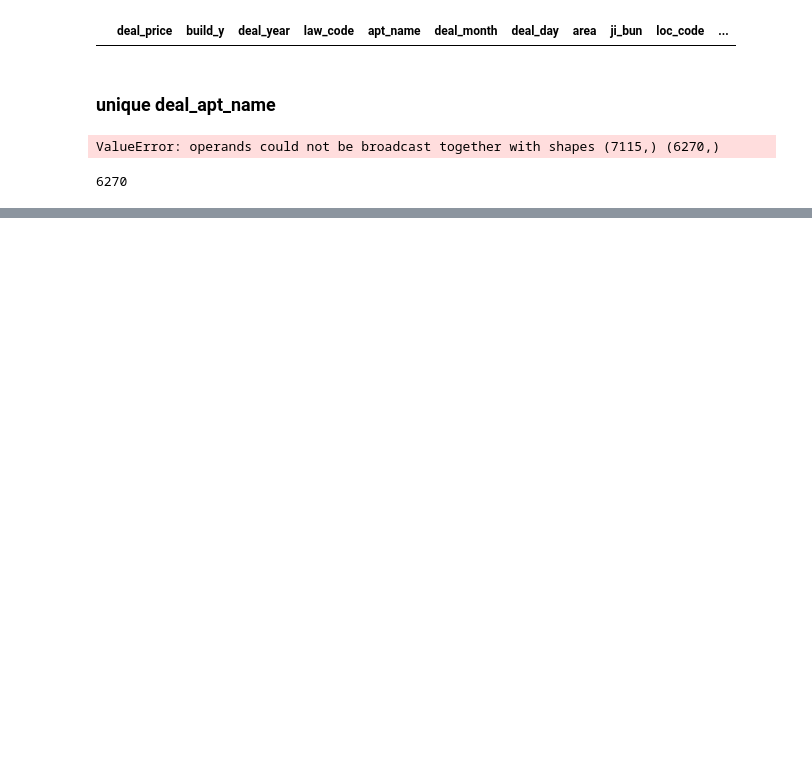
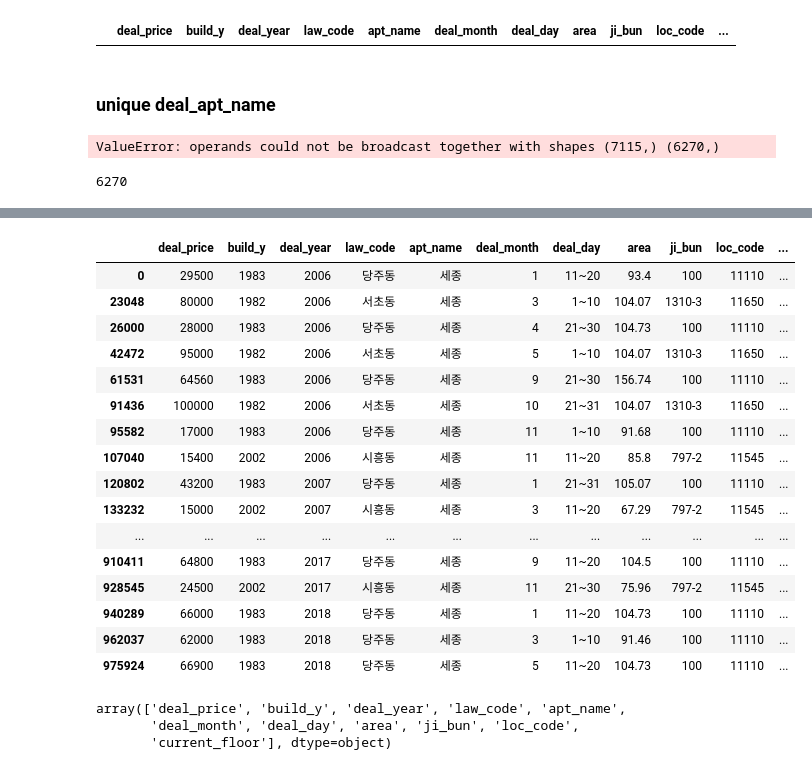
Before and after one commit to tax-k/KB_price_crawling, a Jupyter notebook: KB live on Pandas Whole.ipynb, the cells around one changed output, grey strips where cells are left out. Saved outputs shown, nothing was run; the diff lists cells and outputs as text; code cells hidden in the pictures; blank space fills up the shorter version.

```diff
--- a/KB live on Pandas Whole.ipynb
+++ b/KB live on Pandas Whole.ipynb
@@ -193,2 +202,30 @@ True
+# %%
+deal_data.loc[:][deal_data['apt_name'] == '세종']
+# %% [output]
+|  | deal_price | build_y | deal_year | law_code | apt_name | deal_month | deal_day | area | ji_bun | loc_code | ... |
+| 0 | 29500 | 1983 | 2006 | 당주동 | 세종 | 1 | 11~20 | 93.4 | 100 | 11110 | ... |
+| 23048 | 80000 | 1982 | 2006 | 서초동 | 세종 | 3 | 1~10 | 104.07 | 1310-3 | 11650 | ... |
+| 26000 | 28000 | 1983 | 2006 | 당주동 | 세종 | 4 | 21~30 | 104.73 | 100 | 11110 | ... |
+| 42472 | 95000 | 1982 | 2006 | 서초동 | 세종 | 5 | 1~10 | 104.07 | 1310-3 | 11650 | ... |
+| 61531 | 64560 | 1983 | 2006 | 당주동 | 세종 | 9 | 21~30 | 156.74 | 100 | 11110 | ... |
+| 91436 | 100000 | 1982 | 2006 | 서초동 | 세종 | 10 | 21~31 | 104.07 | 1310-3 | 11650 | ... |
+| 95582 | 17000 | 1983 | 2006 | 당주동 | 세종 | 11 | 1~10 | 91.68 | 100 | 11110 | ... |
+| 107040 | 15400 | 2002 | 2006 | 시흥동 | 세종 | 11 | 11~20 | 85.8 | 797-2 | 11545 | ... |
+| 120802 | 43200 | 1983 | 2007 | 당주동 | 세종 | 1 | 21~31 | 105.07 | 100 | 11110 | ... |
+| 133232 | 15000 | 2002 | 2007 | 시흥동 | 세종 | 3 | 11~20 | 67.29 | 797-2 | 11545 | ... |
+| ... | ... | ... | ... | ... | ... | ... | ... | ... | ... | ... | ... |
+| 910411 | 64800 | 1983 | 2017 | 당주동 | 세종 | 9 | 11~20 | 104.5 | 100 | 11110 | ... |
+| 928545 | 24500 | 2002 | 2017 | 시흥동 | 세종 | 11 | 21~30 | 75.96 | 797-2 | 11545 | ... |
+| 940289 | 66000 | 1983 | 2018 | 당주동 | 세종 | 1 | 11~20 | 104.73 | 100 | 11110 | ... |
+| 962037 | 62000 | 1983 | 2018 | 당주동 | 세종 | 3 | 1~10 | 91.46 | 100 | 11110 | ... |
+| 975924 | 66900 | 1983 | 2018 | 당주동 | 세종 | 5 | 11~20 | 104.73 | 100 | 11110 | ... |
+# %%
+df = deal_data.loc[:][deal_data['apt_name'] == '강일리버파크10단지']
+df.shape
+df.columns.values
+# %% [output]
+array(['deal_price', 'build_y', 'deal_year', 'law_code', 'apt_name',
+       'deal_month', 'deal_day', 'area', 'ji_bun', 'loc_code',
+       'current_floor'], dtype=object)
 # %%
 import matplotlib.pyplot as plt
```
Also changed, not shown: parts of 20 cells of this notebook.
